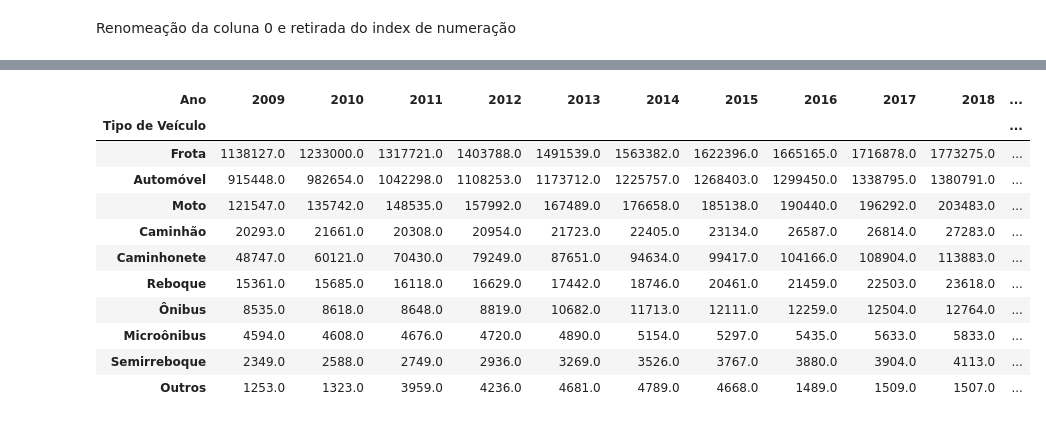
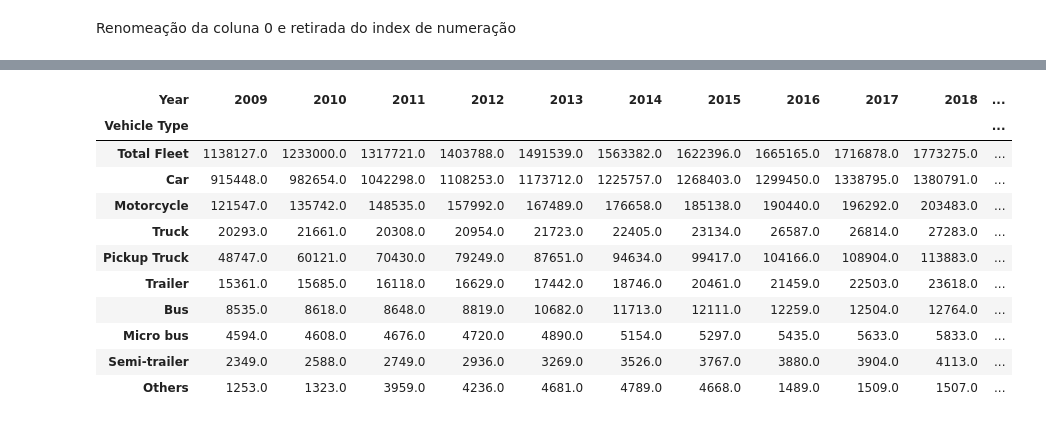
Before and after one commit to Toskosz/Bras-lia-s-car-fleet, a Jupyter notebook: Brasília's_car_fleet.ipynb, the cells around one changed output, grey strips where cells are left out. Cells and saved outputs as stored; diff of their text form; code cells hidden in the pictures.

Commit message:
Translated rows and columns

```diff
--- a/Brasília's_car_fleet.ipynb
+++ b/Brasília's_car_fleet.ipynb
@@ -54,7 +54,7 @@ dados
 # %% [markdown]
 Remoção das colunas "extras"
 # %%
-dados = dados.drop(dados.columns[[12, 13, 14]], axis=1)
-dados
+data = data.drop(data.columns[[12, 13, 14]], axis=1)
+data
 # %% [output]
 |  | Unnamed: 0 | 2009 | 2010 | 2011 | 2012 | 2013 | 2014 | 2015 | 2016 | 2017 | 2018 | ... |
@@ -73,7 +73,7 @@ dados
 # %% [markdown]
 Remoção das linhas "extras"
 # %%
-dados = dados.drop(dados.index[[10, 11]])
-dados
+data = data.drop(data.index[[10, 11]])
+data
 # %% [output]
 |  | Unnamed: 0 | 2009 | 2010 | 2011 | 2012 | 2013 | 2014 | 2015 | 2016 | 2017 | 2018 | ... |
@@ -90,6 +90,6 @@ dados
 # %% [markdown]
 Renomeação da coluna 0 e retirada do index de numeração
 # %%
-dados.rename( columns={'Unnamed: 0':'Tipo de Veículo'}, inplace=True )
-dados
+data.rename( columns={'Unnamed: 0':'Vehicle Type'}, inplace=True )
+data
 # %% [output]
@@ -122,0 +107,3 @@ dados
+# %%
+data = data.set_index('Vehicle Type')
+data
@@ -123,16 +123,16 @@ dados
 # %%
-dados.rename_axis('Ano', axis= 'columns', inplace = True)
-dados
+data.rename_axis('Year', axis= 'columns', inplace = True)
+data
 # %% [output]
-| Ano | 2009 | 2010 | 2011 | 2012 | 2013 | 2014 | 2015 | 2016 | 2017 | 2018 | ... |
-| Tipo de Veículo |  |  |  |  |  |  |  |  |  |  | ... |
-| Frota | 1138127.0 | 1233000.0 | 1317721.0 | 1403788.0 | 1491539.0 | 1563382.0 | 1622396.0 | 1665165.0 | 1716878.0 | 1773275.0 | ... |
-| Automóvel | 915448.0 | 982654.0 | 1042298.0 | 1108253.0 | 1173712.0 | 1225757.0 | 1268403.0 | 1299450.0 | 1338795.0 | 1380791.0 | ... |
-| Moto | 121547.0 | 135742.0 | 148535.0 | 157992.0 | 167489.0 | 176658.0 | 185138.0 | 190440.0 | 196292.0 | 203483.0 | ... |
-| Caminhão | 20293.0 | 21661.0 | 20308.0 | 20954.0 | 21723.0 | 22405.0 | 23134.0 | 26587.0 | 26814.0 | 27283.0 | ... |
-| Caminhonete | 48747.0 | 60121.0 | 70430.0 | 79249.0 | 87651.0 | 94634.0 | 99417.0 | 104166.0 | 108904.0 | 113883.0 | ... |
-| Reboque | 15361.0 | 15685.0 | 16118.0 | 16629.0 | 17442.0 | 18746.0 | 20461.0 | 21459.0 | 22503.0 | 23618.0 | ... |
-| Ônibus | 8535.0 | 8618.0 | 8648.0 | 8819.0 | 10682.0 | 11713.0 | 12111.0 | 12259.0 | 12504.0 | 12764.0 | ... |
-| Microônibus | 4594.0 | 4608.0 | 4676.0 | 4720.0 | 4890.0 | 5154.0 | 5297.0 | 5435.0 | 5633.0 | 5833.0 | ... |
-| Semirreboque | 2349.0 | 2588.0 | 2749.0 | 2936.0 | 3269.0 | 3526.0 | 3767.0 | 3880.0 | 3904.0 | 4113.0 | ... |
-| Outros | 1253.0 | 1323.0 | 3959.0 | 4236.0 | 4681.0 | 4789.0 | 4668.0 | 1489.0 | 1509.0 | 1507.0 | ... |
+| Year | 2009 | 2010 | 2011 | 2012 | 2013 | 2014 | 2015 | 2016 | 2017 | 2018 | ... |
+| Vehicle Type |  |  |  |  |  |  |  |  |  |  | ... |
+| Total Fleet | 1138127.0 | 1233000.0 | 1317721.0 | 1403788.0 | 1491539.0 | 1563382.0 | 1622396.0 | 1665165.0 | 1716878.0 | 1773275.0 | ... |
+| Car | 915448.0 | 982654.0 | 1042298.0 | 1108253.0 | 1173712.0 | 1225757.0 | 1268403.0 | 1299450.0 | 1338795.0 | 1380791.0 | ... |
+| Motorcycle | 121547.0 | 135742.0 | 148535.0 | 157992.0 | 167489.0 | 176658.0 | 185138.0 | 190440.0 | 196292.0 | 203483.0 | ... |
+| Truck | 20293.0 | 21661.0 | 20308.0 | 20954.0 | 21723.0 | 22405.0 | 23134.0 | 26587.0 | 26814.0 | 27283.0 | ... |
+| Pickup Truck | 48747.0 | 60121.0 | 70430.0 | 79249.0 | 87651.0 | 94634.0 | 99417.0 | 104166.0 | 108904.0 | 113883.0 | ... |
+| Trailer | 15361.0 | 15685.0 | 16118.0 | 16629.0 | 17442.0 | 18746.0 | 20461.0 | 21459.0 | 22503.0 | 23618.0 | ... |
+| Bus | 8535.0 | 8618.0 | 8648.0 | 8819.0 | 10682.0 | 11713.0 | 12111.0 | 12259.0 | 12504.0 | 12764.0 | ... |
+| Micro bus | 4594.0 | 4608.0 | 4676.0 | 4720.0 | 4890.0 | 5154.0 | 5297.0 | 5435.0 | 5633.0 | 5833.0 | ... |
+| Semi-trailer | 2349.0 | 2588.0 | 2749.0 | 2936.0 | 3269.0 | 3526.0 | 3767.0 | 3880.0 | 3904.0 | 4113.0 | ... |
+| Others | 1253.0 | 1323.0 | 3959.0 | 4236.0 | 4681.0 | 4789.0 | 4668.0 | 1489.0 | 1509.0 | 1507.0 | ... |
```
Also changed, not shown: parts of 12 cells of this notebook.
